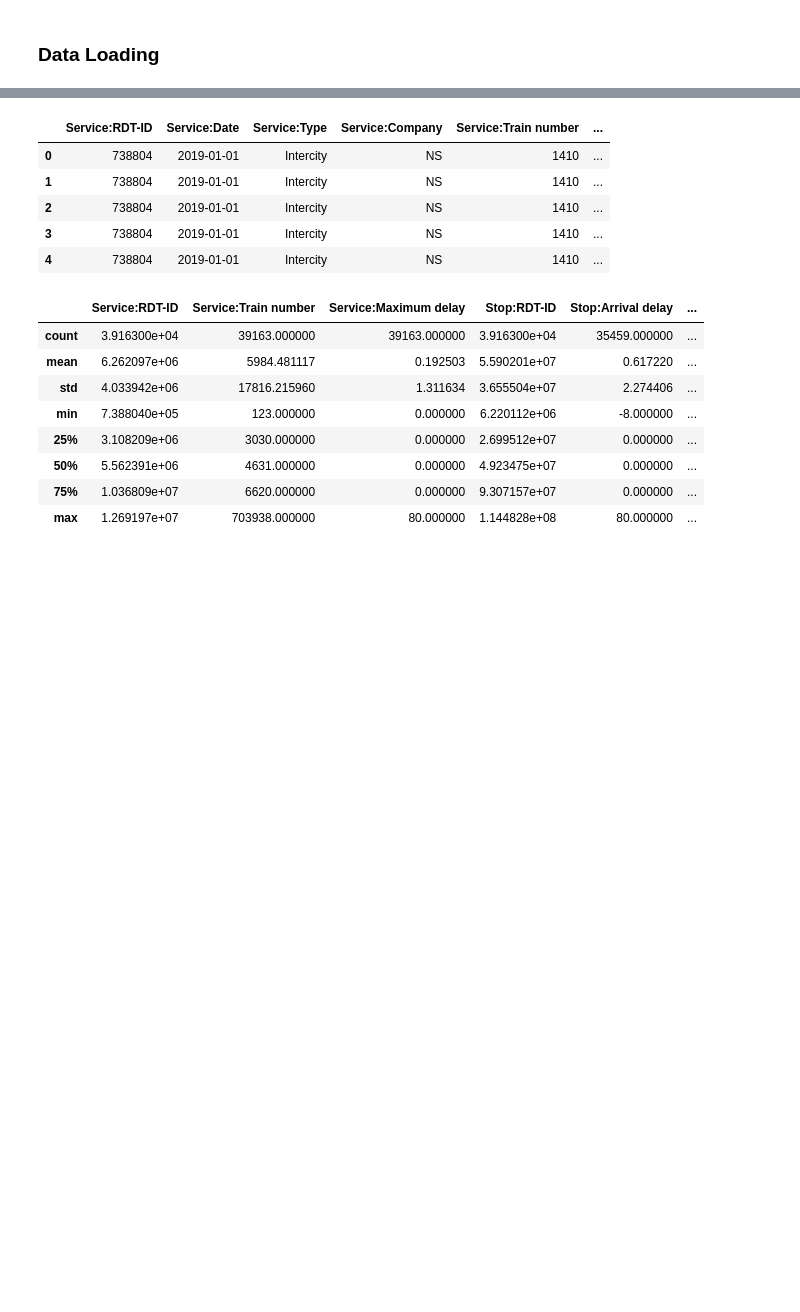
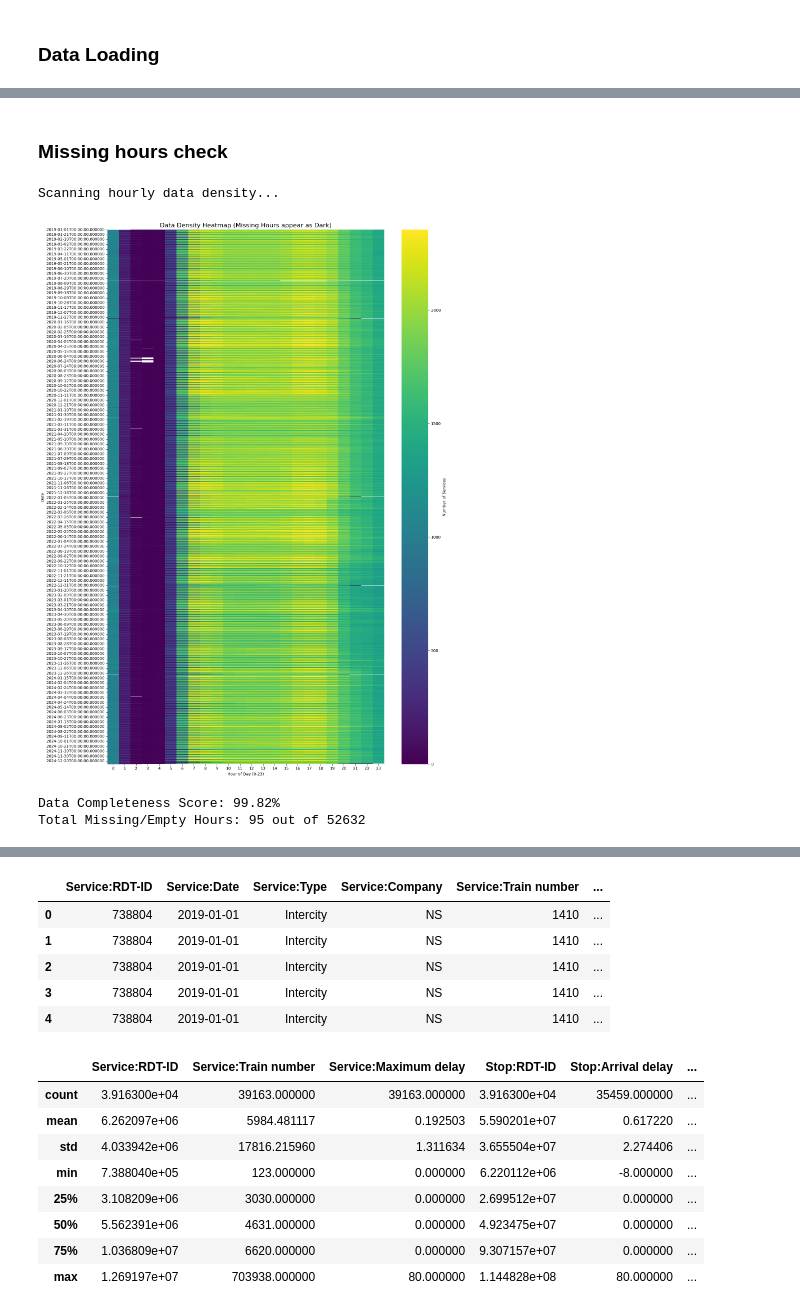
Before and after one commit to jbaonl/MSc-Thesis, a Jupyter notebook: MSc-Thesis/Bao/EDA.ipynb, the cells around one changed output, grey strips where cells are left out. Cells and saved outputs as stored; diff of their text form; code cells hidden in the pictures; blank space fills up the shorter version.

```diff
--- a/MSc-Thesis/Bao/EDA.ipynb
+++ b/MSc-Thesis/Bao/EDA.ipynb
@@ -199,0 +442,61 @@ table
+# %% [markdown]
+### Missing hours check
+# %%
+# --- Cell: Hourly Data Integrity Check (Heatmap) ---
+
+print("Scanning hourly data density...")
+
+# 1. SQL: Count rows per Date + Hour
+# We group by Date and Hour to see "How many trains ran in this specific hour?"
+density_query = """
+    SELECT
+        CAST(arrival_time AS DATE) as service_date,
+        HOUR(arrival_time) as hour_of_day,
+        COUNT(*) as record_count
+    FROM services
+    WHERE arrival_time IS NOT NULL
+    GROUP BY 1, 2
+"""
+df_density = con.execute(density_query).df()
+
+# 2. Pivot for Heatmap
+# Index = Date, Columns = Hour (0-23), Values = Record Count
+pivot_density = df_density.pivot(index='service_date', columns='hour_of_day', values='record_count')
+
+# 3. Reindex to ensure ALL dates are present (even empty ones)
+# This fills the "missing days" we found earlier with NaNs so they show up as white gaps
+all_dates = pd.date_range(start=pivot_density.index.min(), end=pivot_density.index.max(), freq='D')
+pivot_density = pivot_density.reindex(all_dates)
+
+# 4. Plotting
+# We might need to downsample if you have 10 years of data (3650 rows is a lot for a heatmap)
+# If the plot is too tall, we slice it or resample.
+plt.figure(figsize=(15, 20)) # Tall plot to fit years
+sns.heatmap(
+    pivot_density,
+    cmap="viridis",
+    cbar_kws={'label': 'Number of Services'},
+    vmin=0,
+    vmax=pivot_density.quantile(0.95).max() # Cap color scale at 95th percentile to handle outliers
+)
+
+plt.title("Data Density Heatmap (Missing Hours appear as Dark)", fontsize=16)
+plt.xlabel("Hour of Day (0-23)")
+plt.ylabel("Date")
+plt.yticks(rotation=0)
+plt.tight_layout()
+plt.show()
+
+# 5. Report Total Empty Hours
+# An "Empty Hour" is a cell in this table that is NaN or 0
+total_hours_possible = pivot_density.size
+missing_hours_count = pivot_density.isna().sum().sum() + (pivot_density == 0).sum().sum()
+completeness_pct = 100 * (1 - (missing_hours_count / total_hours_possible))
+
+print(f"Data Completeness Score: {completeness_pct:.2f}%")
+print(f"Total Missing/Empty Hours: {missing_hours_count} out of {total_hours_possible}")
+# %% [output]
+Scanning hourly data density...
+[figure, added]
+Data Completeness Score: 99.82%
+Total Missing/Empty Hours: 95 out of 52632
```
Also changed, not shown: parts of 126 cells of this notebook, 1 other file.
